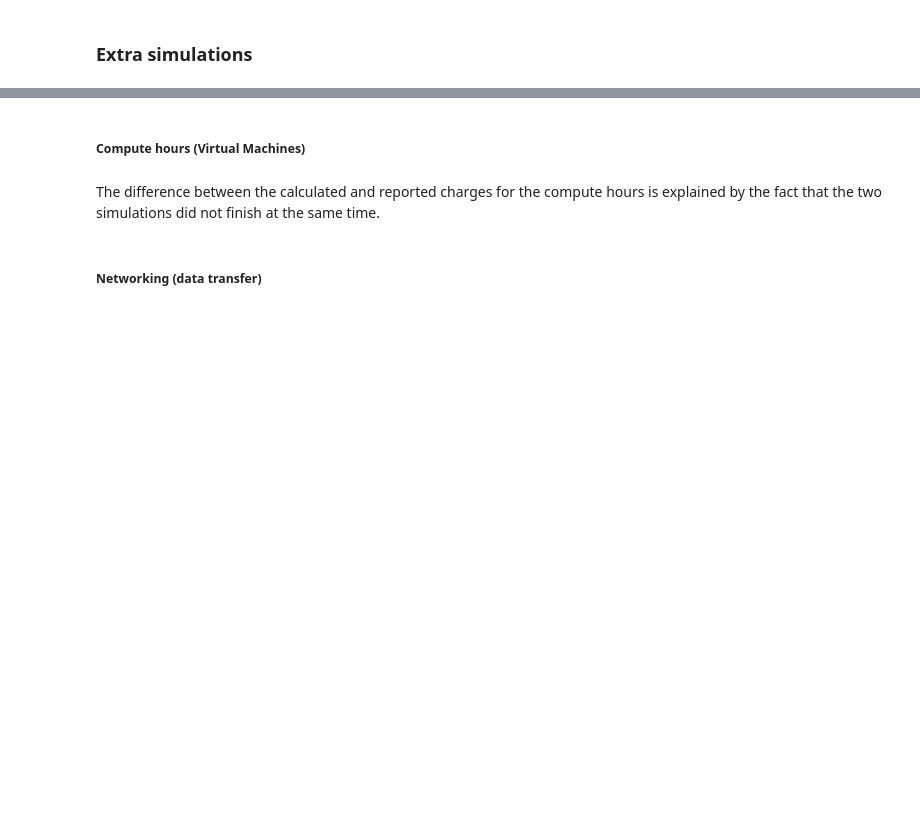
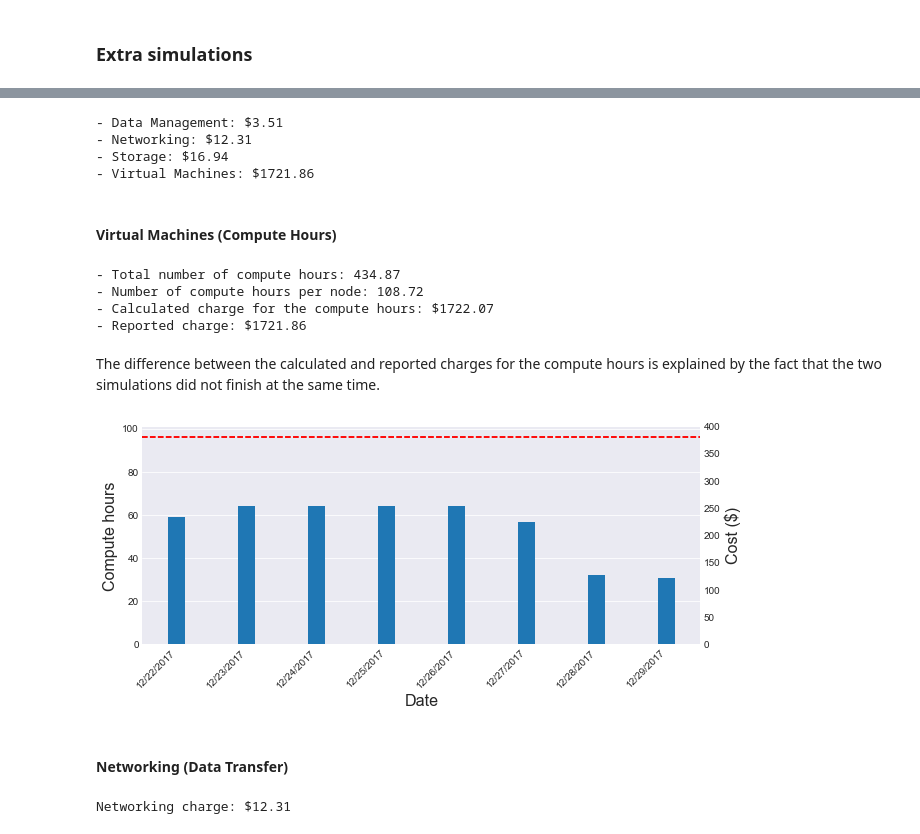
Before and after one commit to mesnardo/FlyingSnake2Cloud, a Jupyter notebook: reports/costanalysis/costanalysis.ipynb, the cells around one changed output, grey strips where cells are left out. Cells and saved outputs as stored; diff of their text form; code cells hidden in the pictures; blank space fills up the shorter version.

```diff
--- a/reports/costanalysis/costanalysis.ipynb
+++ b/reports/costanalysis/costanalysis.ipynb
@@ -236,0 +234,3 @@ print('- Reported charge: ${:.2f}'
+# %%
+compute_hour_costs = {'NC24': 3.96,
+                      'NC24r': 3.96}
@@ -496,9 +581,16 @@ Finally, we restarted the simulation one last time to compute additional time un
 The task was submitted on December 7, 2017, at 7:20 pm and completed by December 11, 2017, at 4:10 am.
 # %%
+meshB2k35r2 = {'ncells': 1704 * 1706 * 80,
+               'nodes': 6,
+               'instance': 'NC24r',
+               'data': None,
+               'PETSc runtime': 2.914E+05 / 3600.0  # in hours
+            }
+
 start, end = '2017-12-05', '2017-12-11'
 mask = ((pandas.to_datetime(data['Date']) >= start) &
         (pandas.to_datetime(data['Date']) <= end))
-meshB2k35r2_data = data[mask]
+meshB2k35r2['data'] = data[mask]
 # %% [markdown]
 Within this period, we have been charged for `Virtual Machines`, `Data Management`, `Storage`, and `Networking`, with most of the cost incurred by the use of virtual machines.
 # %%
@@ -561,15 +653,15 @@ print('- Reported charge: ${:.2f}'.format(costs.sum()))
 # %% [markdown]
 Now, the number of compute hours per node is 66 hours, which is below the runtime of the task (or the PETSc runtime).
 # %%
-mask = meshB2k35r2_data['ServiceName'] == 'Virtual Machines'
-subdata = meshB2k35r2_data[mask]
+mask = meshB2k35r2['data']['ServiceName'] == 'Virtual Machines'
+subdata = meshB2k35r2['data'][mask]
 
 dates = subdata['Date'].values
 hours = subdata['Quantity'].values
 costs = subdata['Cost'].values
 # First day: assume run from 7:20 pm to midnight
-hours[0] = (4.0 + 40.0 / 60) * n_nodes
-costs[0] = (4.0 + 40.0 / 60) * n_nodes * nc24r_price
+hours[0] = (4.0 + 40.0 / 60) * meshB2k35r2['nodes']
+costs[0] = (4.0 + 40.0 / 60) * meshB2k35r2['nodes'] * compute_hour_costs[meshB2k35r2['instance']]
 
 fig, ax1 = pyplot.subplots(figsize=(10.0, 4.0))
 ax1.yaxis.grid(zorder=0)
@@ -578,7 +670,7 @@ ax1.set_ylabel('Compute hours', fontsize=16)
 bar_width = 0.25
 ax1.bar(numpy.arange(dates.size), hours,
         bar_width, zorder=1)
-ax1.axhline(24.0 * n_nodes, color='red', linestyle='--')
+ax1.axhline(24.0 * meshB2k35r2['nodes'], color='red', linestyle='--')
 ax1.set_xticks(numpy.arange(dates.size))
 ax1.set_xticklabels(dates)
 for label in ax1.get_xmajorticklabels():
@@ -589,7 +681,8 @@ ax2 = ax1.twinx()
 ax2.set_ylabel('Cost ($)', fontsize=16)
 ax2.bar(numpy.arange(dates.size), costs,
         bar_width, zorder=1)
-ax2.axhline(24.0 * n_nodes * nc24r_price, color='red', linestyle='--');
+ax2.axhline(24.0 * meshB2k35r2['nodes'] * compute_hour_costs[meshB2k35r2['instance']],
+            color='red', linestyle='--');
 # %% [output]
 [figure]
 # %% [markdown]
@@ -608,61 +703,80 @@ The PETSc log reports a runtime of 165.36 hours.
 # %%
+meshAextra = {'ncells': 1071 * 1072 * 40,
+               'nodes': 2 + 2,
+               'instance': 'NC24r',
+               'data': None
+             }
+
 start, end = '2017-12-22', '2017-12-29'
 mask = ((pandas.to_datetime(data['Date']) >= start) &
         (pandas.to_datetime(data['Date']) <= end))
-meshAextra_data = data[mask]
+meshAextra['data'] = data[mask]
 # %%
-service_names = meshAextra_data['ServiceName'].unique()
+service_names = meshAextra['data']['ServiceName'].unique()
 for name in service_names:
-    mask = meshAextra_data['ServiceName'] == name
-    print('- {}: ${:.2f}'.format(name, meshAextra_data[mask]['Cost'].sum()))
+    mask = meshAextra['data']['ServiceName'] == name
+    print('- {}: ${:.2f}'.format(name, meshAextra['data'][mask]['Cost'].sum()))
+# %% [output]
+- Data Management: $3.51
+- Networking: $12.31
+- Storage: $16.94
+- Virtual Machines: $1721.86
 # %% [markdown]
-##### Compute hours (Virtual Machines)
+#### Virtual Machines (Compute Hours)
 # %%
-mask = meshAextra_data['ServiceName'] == 'Virtual Machines'
-subdata = meshAextra_data[mask]
-
-n_nodes = 4
+mask = meshAextra['data']['ServiceName'] == 'Virtual Machines'
+subdata = meshAextra['data'][mask]
 
 total_hours = subdata['Quantity'].sum()
 print('- Total number of compute hours: {:.2f}'.format(total_hours))
-print('- Number of compute hours per node: {:.2f}'.format(total_hours / n_nodes))
+print('- Number of compute hours per node: {:.2f}'.format(total_hours / meshAextra['nodes']))
 print('- Calculated charge for the compute hours: ${:.2f}'
-      .format(total_hours * nc24r_price))
+      .format(total_hours * compute_hour_costs[meshAextra['instance']]))
 print('- Reported charge: ${:.2f}'.format(subdata['Cost'].sum()))
+# %% [output]
+- Total number of compute hours: 434.87
+- Number of compute hours per node: 108.72
+- Calculated charge for the compute hours: $1722.07
+- Reported charge: $1721.86
 # %% [markdown]
 The difference between the calculated and reported charges for the compute hours is explained by the fact that the two simulations did not finish at the same time.
 # %%
-mask = meshAextra_data['ServiceName'] == 'Virtual Machines'
-subdata = meshAextra_data[mask]
+mask = meshAextra['data']['ServiceName'] == 'Virtual Machines'
+subdata = meshAextra['data'][mask]
 
 # Neglecting first entry because tasks failed due to HDF5 library
 dates = subdata['Date'].values[1:]
 hours = subdata['Quantity'].values[1:]
 costs = subdata['Cost'].values[1:]
 
 fig, ax1 = pyplot.subplots(figsize=(10.0, 4.0))
 ax1.yaxis.grid(zorder=0)
 ax1.set_xlabel('Date', fontsize=16)
 ax1.set_ylabel('Compute hours', fontsize=16)
 bar_width = 0.25
 ax1.bar(numpy.arange(dates.size), hours,
         bar_width, zorder=1)
-ax1.axhline(24.0 * n_nodes, color='red', linestyle='--')
+ax1.axhline(24.0 * meshAextra['nodes'], color='red', linestyle='--')
 ax1.set_xticks(numpy.arange(dates.size))
 ax1.set_xticklabels(dates)
 for label in ax1.get_xmajorticklabels():
     label.set_rotation(45)
     label.set_horizontalalignment('right')
 
 ax2 = ax1.twinx()
 ax2.set_ylabel('Cost ($)', fontsize=16)
 ax2.bar(numpy.arange(dates.size), costs,
         bar_width, zorder=1)
-ax2.axhline(24.0 * n_nodes * nc24r_price, color='red', linestyle='--');
+ax2.axhline(24.0 * meshAextra['nodes'] * compute_hour_costs[meshAextra['instance']],
+            color='red', linestyle='--');
+# %% [output]
+[figure, added]
 # %% [markdown]
-##### Networking (data transfer)
+#### Networking (Data Transfer)
 # %%
-mask = meshAextra_data['ServiceName'] == 'Networking'
-subdata = meshAextra_data[mask]
+mask = meshAextra['data']['ServiceName'] == 'Networking'
+subdata = meshAextra['data'][mask]
 print('Networking charge: ${:.2f}'.format(subdata['Cost'].sum()))
+# %% [output]
+Networking charge: $12.31
 # %% [markdown]
```
Also changed, not shown: parts of 86 cells of this notebook, 1 other file.
